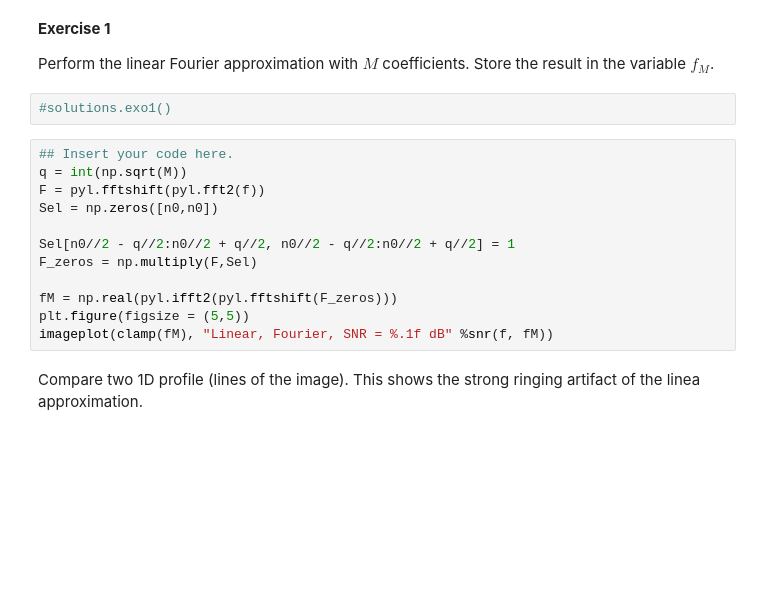
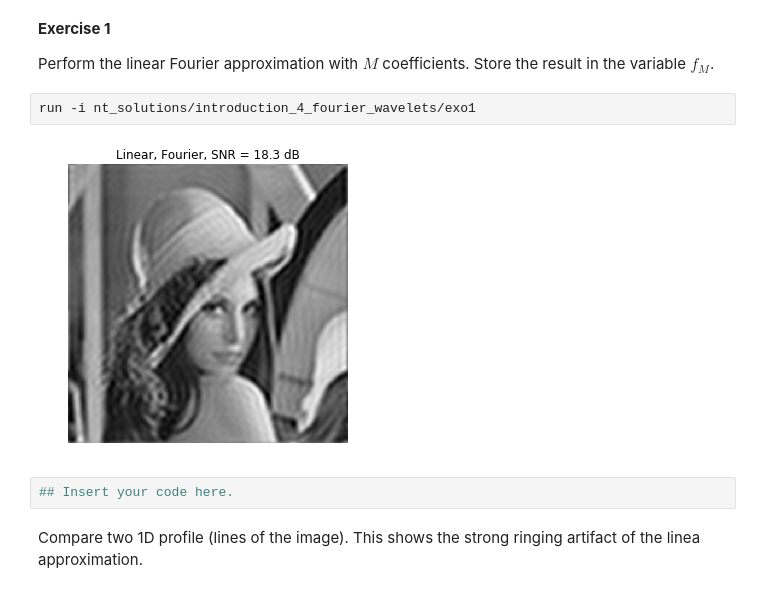
Before and after one commit to gpeyre/numerical-tours, a Jupyter notebook: python/introduction_4_fourier_wavelets.ipynb, the cells around one changed output. Cells and saved outputs as stored; diff of their text form; blank space fills up the shorter version.

```diff
--- a/python/introduction_4_fourier_wavelets.ipynb
+++ b/python/introduction_4_fourier_wavelets.ipynb
@@ -203,20 +213,12 @@ __Exercise 1__
 
 Perform the linear Fourier approximation with $M$ coefficients.
 Store the result in the variable $f_M$.
-# %%
-#solutions.exo1()
-# %%
-## Insert your code here.
-q = int(np.sqrt(M))
-F = pyl.fftshift(pyl.fft2(f))
-Sel = np.zeros([n0,n0])
-
-Sel[n0//2 - q//2:n0//2 + q//2, n0//2 - q//2:n0//2 + q//2] = 1
-F_zeros = np.multiply(F,Sel)
-
-fM = np.real(pyl.ifft2(pyl.fftshift(F_zeros)))
-plt.figure(figsize = (5,5))
-imageplot(clamp(fM), "Linear, Fourier, SNR = %.1f dB" %snr(f, fM))
+# %%
+run -i nt_solutions/introduction_4_fourier_wavelets/exo1
+# %% [output]
+[figure, added]
+# %%
+## Insert your code here.
 # %% [markdown]
 Compare two 1D profile (lines of the image).
 This shows the strong ringing artifact of the linea approximation.
```
Also changed, not shown: parts of 28 cells of this notebook, 18 other files.
